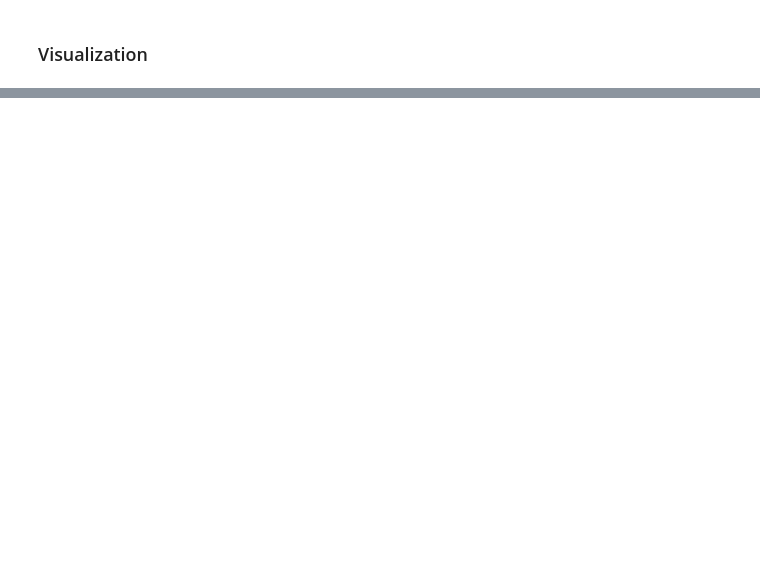
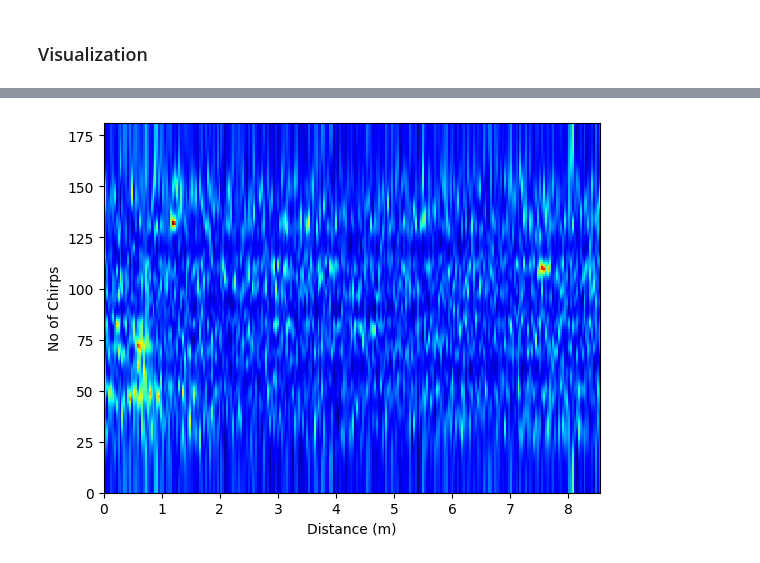
Before and after one commit to tirthankarhalder/mmSLAM, a Jupyter notebook: debugMain.ipynb, the cells around one changed output, grey strips where cells are left out. Cells and saved outputs as stored; diff of their text form; code cells hidden in the pictures; blank space fills up the shorter version.

```diff
--- a/debugMain.ipynb
+++ b/debugMain.ipynb
@@ -344,0 +489,9 @@ KeyboardInterrupt:
+# %%
+matrix = mergedRadarDepthRgb['heatmapResult'][0]
+# %%
+plt.imshow(mergedRadarDepthRgb['heatmapResult'][0], extent=[ranges[0], ranges[-1], 0, matrix.shape[0]],aspect='auto', cmap='jet', interpolation='nearest')
+plt.xlabel('Distance (m)')
+plt.ylabel('No of Chirps')
+plt.show()
+# %% [output]
+[figure, added]
```
Also changed, not shown: parts of 44 cells of this notebook, 26 other files.
